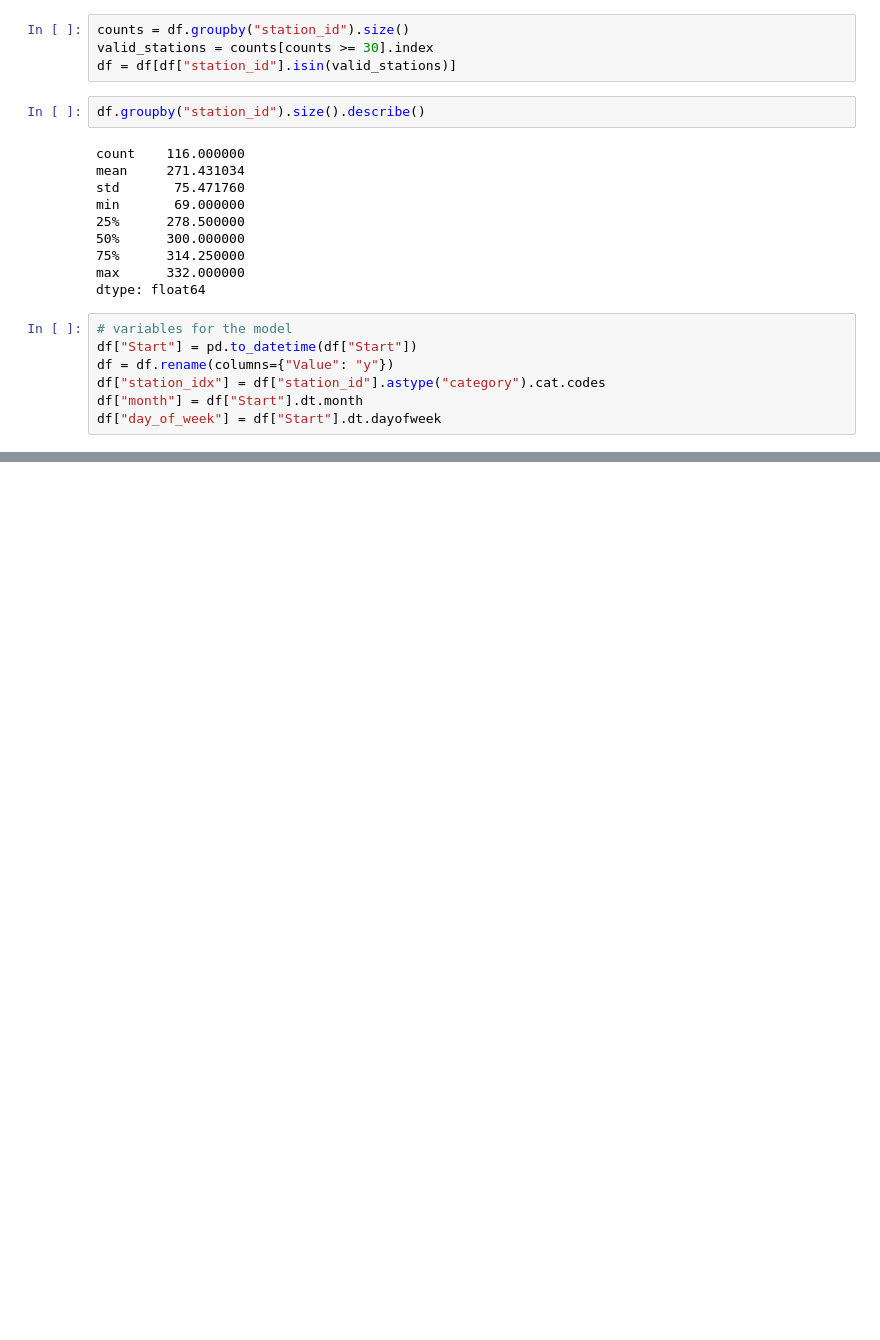
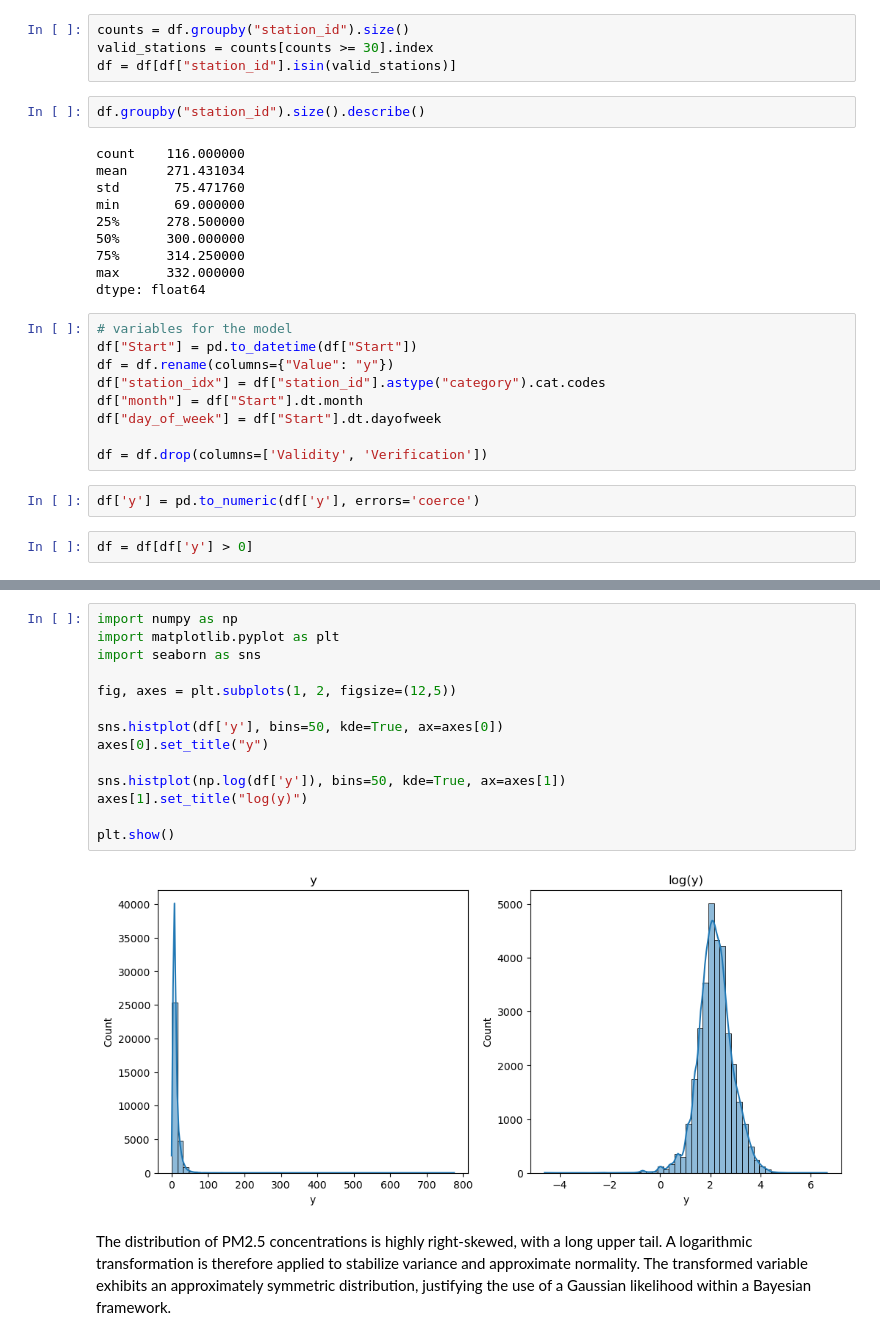
Before and after one commit to leilacielok/bayesian_analysis_project, a Jupyter notebook: analysis.ipynb, the cells around one changed output, grey strips where cells are left out. Cells and saved outputs as stored; diff of their text form; blank space fills up the shorter version.

```diff
--- a/analysis.ipynb
+++ b/analysis.ipynb
@@ -101,3 +101,9 @@ df = df.rename(columns={"Value": "y"})
 df["station_idx"] = df["station_id"].astype("category").cat.codes
 df["month"] = df["Start"].dt.month
 df["day_of_week"] = df["Start"].dt.dayofweek
+
+df = df.drop(columns=['Validity', 'Verification'])
+# %%
+df['y'] = pd.to_numeric(df['y'], errors='coerce')
+# %%
+df = df[df['y'] > 0]
@@ -103,0 +133,18 @@ df["day_of_week"] = df["Start"].dt.dayofweek
+# %%
+import numpy as np
+import matplotlib.pyplot as plt
+import seaborn as sns
+
+fig, axes = plt.subplots(1, 2, figsize=(12,5))
+
+sns.histplot(df['y'], bins=50, kde=True, ax=axes[0])
+axes[0].set_title("y")
+
+sns.histplot(np.log(df['y']), bins=50, kde=True, ax=axes[1])
+axes[1].set_title("log(y)")
+
+plt.show()
+# %% [output]
+[figure, added]
+# %% [markdown]
+The distribution of PM2.5 concentrations is highly right-skewed, with a long upper tail. A logarithmic transformation is therefore applied to stabilize variance and approximate normality. The transformed variable exhibits an approximately symmetric distribution, justifying the use of a Gaussian likelihood within a Bayesian framework.
```
Also changed, not shown: parts of 12 cells of this notebook.
